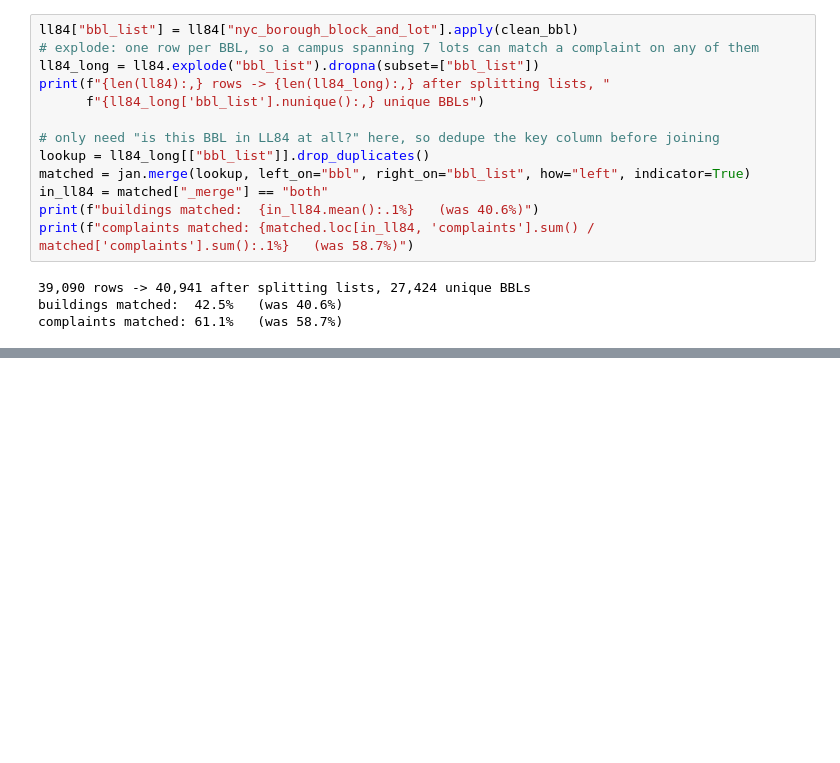
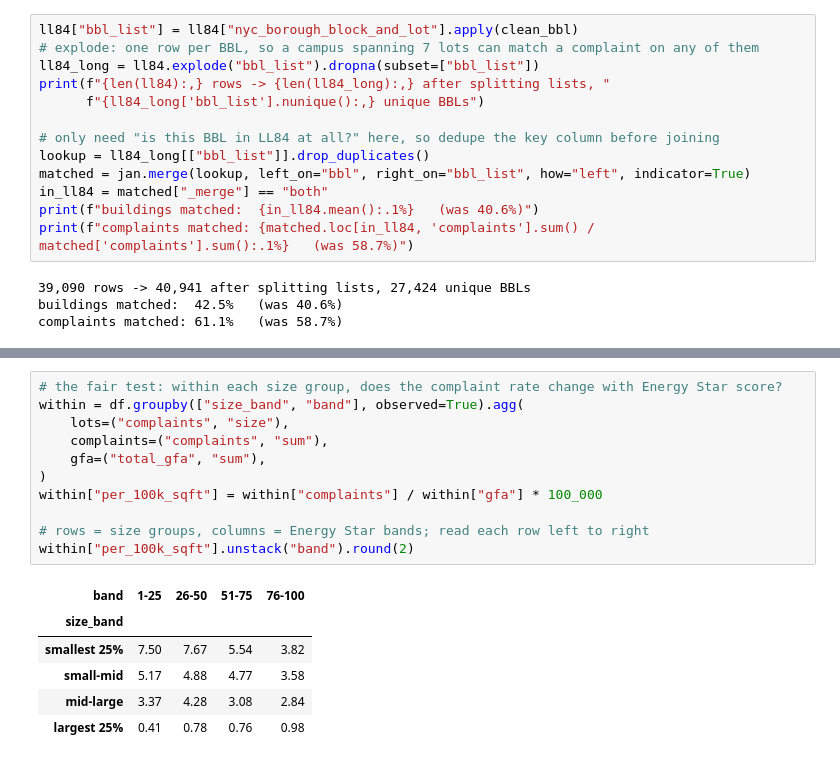
Before and after one commit to DhavalVibhakar99/nyc-heat-energy-pipeline, a Jupyter notebook: notebooks/01_explore_data.ipynb, the cells around one changed output, grey strips where cells are left out. Cells and saved outputs as stored; diff of their text form; blank space fills up the shorter version.

```diff
--- a/notebooks/01_explore_data.ipynb
+++ b/notebooks/01_explore_data.ipynb
@@ -264,0 +523,18 @@ After normalizing BBL formats (dashes, comma and semicolon lists, missing values
+# %%
+# the fair test: within each size group, does the complaint rate change with Energy Star score?
+within = df.groupby(["size_band", "band"], observed=True).agg(
+    lots=("complaints", "size"),
+    complaints=("complaints", "sum"),
+    gfa=("total_gfa", "sum"),
+)
+within["per_100k_sqft"] = within["complaints"] / within["gfa"] * 100_000
+
+# rows = size groups, columns = Energy Star bands; read each row left to right
+within["per_100k_sqft"].unstack("band").round(2)
+# %% [output]
+| band | 1-25 | 26-50 | 51-75 | 76-100 |
+| size_band |  |  |  |  |
+| smallest 25% | 7.50 | 7.67 | 5.54 | 3.82 |
+| small-mid | 5.17 | 4.88 | 4.77 | 3.58 |
+| mid-large | 3.37 | 4.28 | 3.08 | 2.84 |
+| largest 25% | 0.41 | 0.78 | 0.76 | 0.98 |
```
Also changed, not shown: parts of 34 cells of this notebook.
